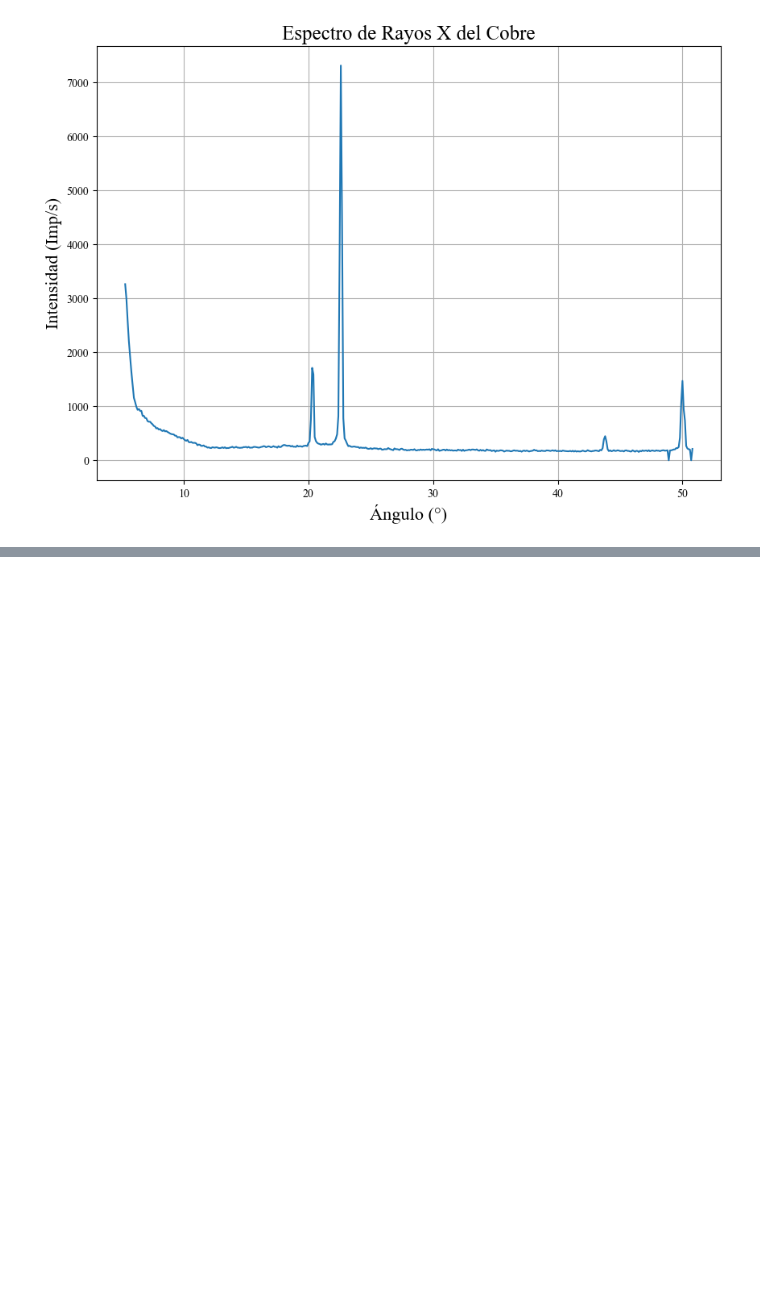
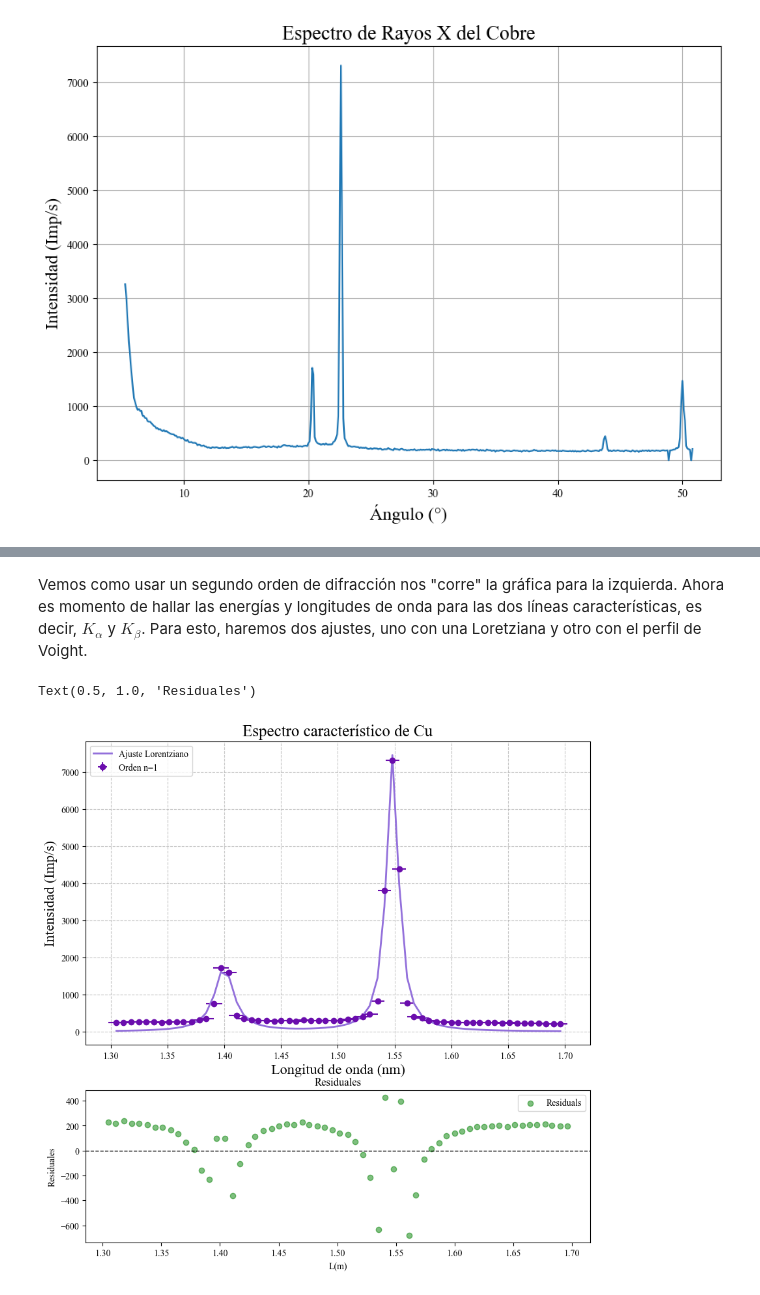
Before and after one commit to slaverdeg/Laboratorio-Intermedio-1, a Jupyter notebook: Rayos X/Bitácora 1.ipynb, the cells around one changed output, grey strips where cells are left out. Saved outputs shown, nothing was run; the diff lists cells and outputs as text; code cells hidden in the pictures; blank space fills up the shorter version.

Commit message:
Perfil n1

```diff
--- a/Rayos X/Bitácora 1.ipynb
+++ b/Rayos X/Bitácora 1.ipynb
@@ -54,0 +121,47 @@ n \lambda = 2d \text{sin}\theta \quad,\quad n\in \mathbb{N}
+# %% [markdown]
+Vemos como usar un segundo orden de difracción nos "corre" la gráfica para la izquierda. Ahora es momento de hallar las energías y longitudes de onda para las dos líneas características, es decir, $K_{\alpha}$ y $K_{\beta}$. Para esto, haremos dos ajustes, uno con una Loretziana y otro con el perfil de Voight.
+# %%
+#Primero vamos a definir nuestras seeds para que esto converja como queremos
+p0_lor=np.array([7304,1.54,0.02, 1750,1.39,0.02])
+p0_voi=np.array([7304,1.54,0.01,0.02,1750,1.39,0.01,0.02])
+
+#Ahora sí hacemos el fit y obtenemos nuestros parámetros con sus incertidumbres
+param_lorentz,inc_lor=curve_fit(double_lorentz, lambda1, intensidad, p0=p0_lor, sigma=inc_int, absolute_sigma=True)
+param_voight,inc_voight=curve_fit(double_voigt, lambda1, intensidad, p0=p0_voi,sigma=inc_int, absolute_sigma=True)
+
+errors_lorentz = np.sqrt(np.diag(inc_lor))
+
+A_1,x01, gamma1,A_2,x02, gamma2=param_lorentz
+A1_err, x01_err, gamma1_err, A2_err, x02_err, gamma2_err = errors_lorentz
+
+ajuste_lor1=double_lorentz(lambda1,A_1,x01,gamma1,A_2,x02,gamma2)
+#Hacemos el cálculo de residuales
+
+resid_lor1=(intensidad-ajuste_lor1)/inc_int
+
+mask = (lambda1 >= 1.3) & (lambda1 <= 1.7)
+lambda1_filtered = lambda1[mask]
+intensidad_filtered = intensidad[mask]
+ajuste_lor1_filtered = ajuste_lor1[mask]
+inc_int_filtered=inc_int[mask]
+inc_lambda1_filtered=inc_lambda1[mask]
+
+fig, (ax1, ax2) = plt.subplots(2, 1, figsize=(10, 10), gridspec_kw={'height_ratios': [2, 1]})
+ax1.errorbar(lambda1_filtered, intensidad_filtered, inc_int_filtered, inc_lambda1_filtered,color='#6A0DAD', fmt='o', label='Orden n=1')
+ax1.plot(lambda1_filtered, ajuste_lor1_filtered, color='#9370DB', linewidth=2, label=f'Ajuste Lorentziano')
+ax1.set_xlabel("Longitud de onda (nm)", fontsize=16)
+ax1.set_ylabel("Intensidad (Imp/s)", fontsize=16)
+ax1.grid(True, linestyle='--', alpha=0.7)
+ax1.legend(loc='upper left')
+ax1.set_title('Espectro característico de Cu', fontsize=18)
+
+resid_lor1_filtered=resid_lor1[mask]
+ax2.scatter(lambda1_filtered, resid_lor1_filtered, color='green', alpha=0.5, label='Residuals')
+ax2.axhline(0, color='black', linewidth=1, linestyle='--')
+ax2.set_xlabel('L(m)')
+ax2.set_ylabel('Residuales')
+ax2.legend(loc='upper right')
+ax2.set_title('Residuales')
+# %% [output]
+Text(0.5, 1.0, 'Residuales')
+[figure, added]
```
Also changed, not shown: parts of 6 cells of this notebook, 1 other file.
